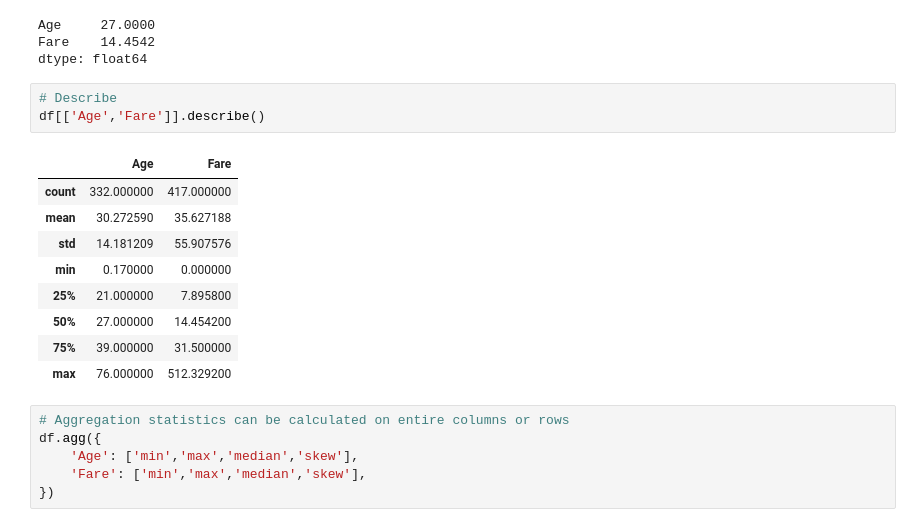
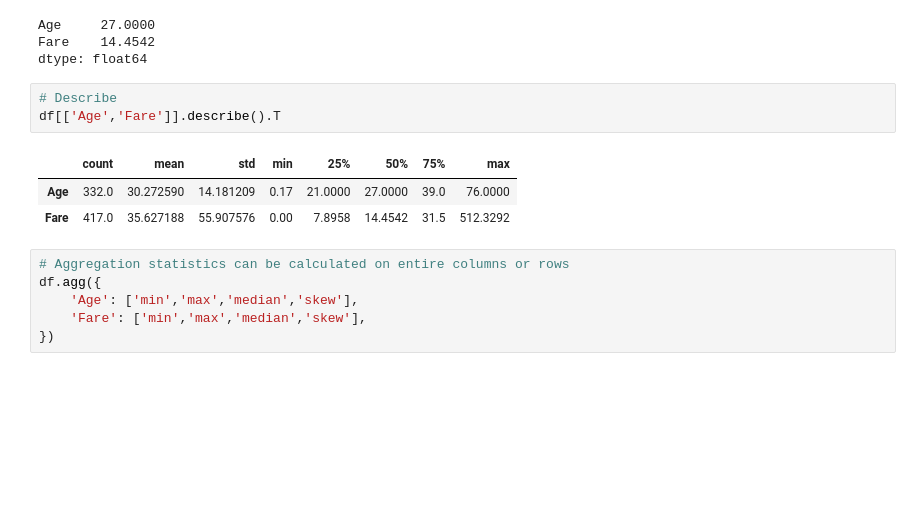
Before and after one commit to 254Bit/TitanicDataAnalysis, a Jupyter notebook: summary.ipynb, the cells around one changed output. Drawn from its saved outputs; the diff is of its cells as text; blank space fills up the shorter version.

```diff
--- a/summary.ipynb
+++ b/summary.ipynb
@@ -245,17 +245,11 @@ Fare    14.4542
 dtype: float64
 # %%
 # Describe
-df[['Age','Fare']].describe()
+df[['Age','Fare']].describe().T
 # %% [output]
-|  | Age | Fare |
-| count | 332.000000 | 417.000000 |
-| mean | 30.272590 | 35.627188 |
-| std | 14.181209 | 55.907576 |
-| min | 0.170000 | 0.000000 |
-| 25% | 21.000000 | 7.895800 |
-| 50% | 27.000000 | 14.454200 |
-| 75% | 39.000000 | 31.500000 |
-| max | 76.000000 | 512.329200 |
+|  | count | mean | std | min | 25% | 50% | 75% | max |
+| Age | 332.0 | 30.272590 | 14.181209 | 0.17 | 21.0000 | 27.0000 | 39.0 | 76.0000 |
+| Fare | 417.0 | 35.627188 | 55.907576 | 0.00 | 7.8958 | 14.4542 | 31.5 | 512.3292 |
 # %%
 # Aggregation statistics can be calculated on entire columns or rows
 df.agg({
```
Also changed, not shown: parts of 12 cells of this notebook.
